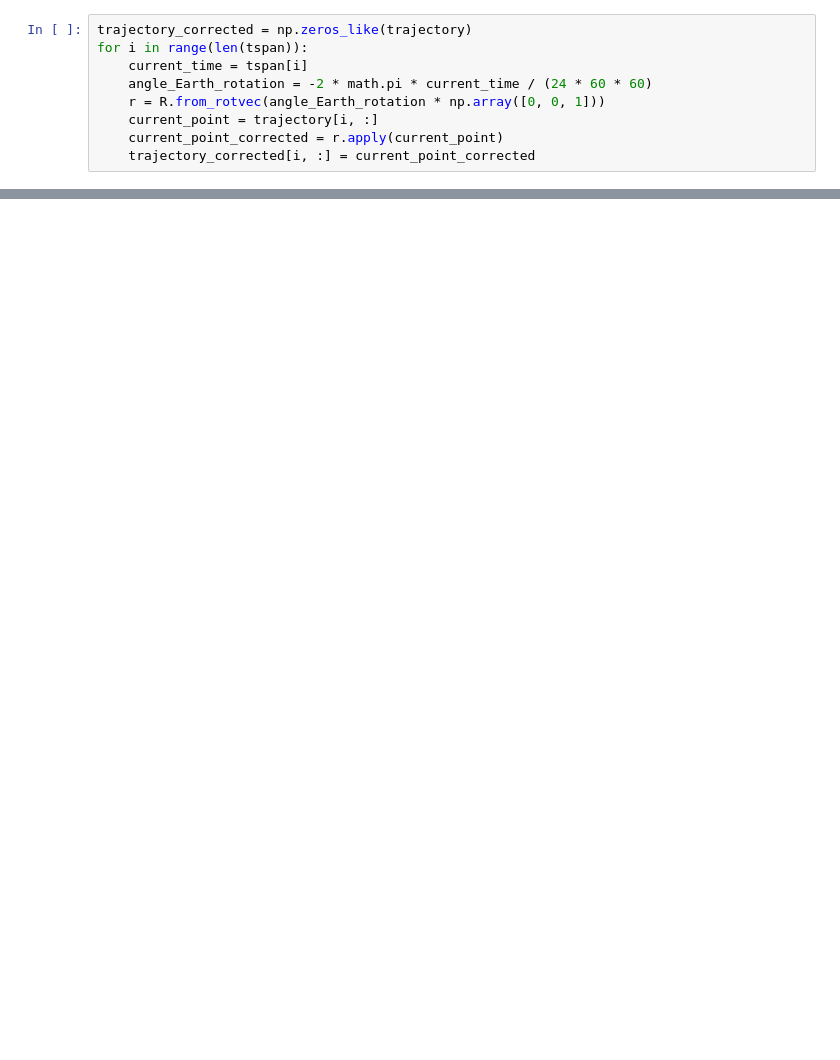
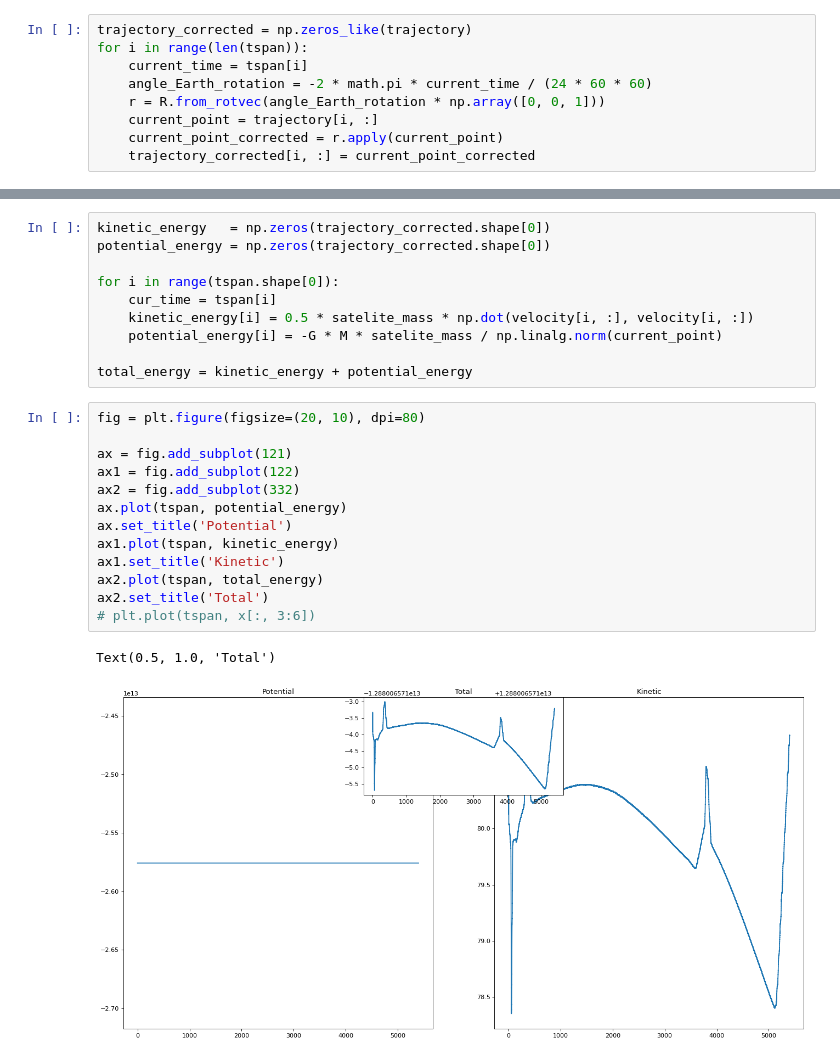
Before and after one commit to Migelit0/inno-project, a Jupyter notebook: notebook.ipynb, the cells around one changed output, grey strips where cells are left out. Saved outputs shown, nothing was run; the diff lists cells and outputs as text; blank space fills up the shorter version.

```diff
--- a/notebook.ipynb
+++ b/notebook.ipynb
@@ -190,0 +163,26 @@ min(trajectory_corrected[:, i]), max(trajectory_corrected[:, i])
+# %%
+kinetic_energy   = np.zeros(trajectory_corrected.shape[0])
+potential_energy = np.zeros(trajectory_corrected.shape[0])
+
+for i in range(tspan.shape[0]):
+    cur_time = tspan[i]
+    kinetic_energy[i] = 0.5 * satelite_mass * np.dot(velocity[i, :], velocity[i, :])
+    potential_energy[i] = -G * M * satelite_mass / np.linalg.norm(current_point)
+
+total_energy = kinetic_energy + potential_energy
+# %%
+fig = plt.figure(figsize=(20, 10), dpi=80)
+
+ax = fig.add_subplot(121)
+ax1 = fig.add_subplot(122)
+ax2 = fig.add_subplot(332)
+ax.plot(tspan, potential_energy)
+ax.set_title('Potential')
+ax1.plot(tspan, kinetic_energy)
+ax1.set_title('Kinetic')
+ax2.plot(tspan, total_energy)
+ax2.set_title('Total')
+# plt.plot(tspan, x[:, 3:6])
+# %% [output]
+Text(0.5, 1.0, 'Total')
+[figure, added]
```
Also changed, not shown: parts of 22 cells of this notebook, 1 other file.
